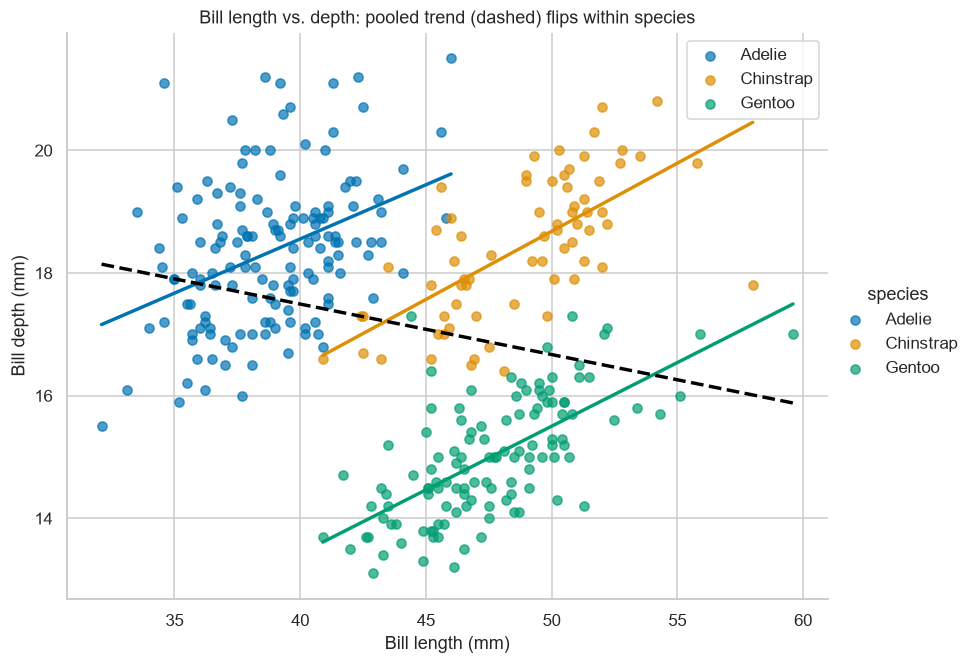
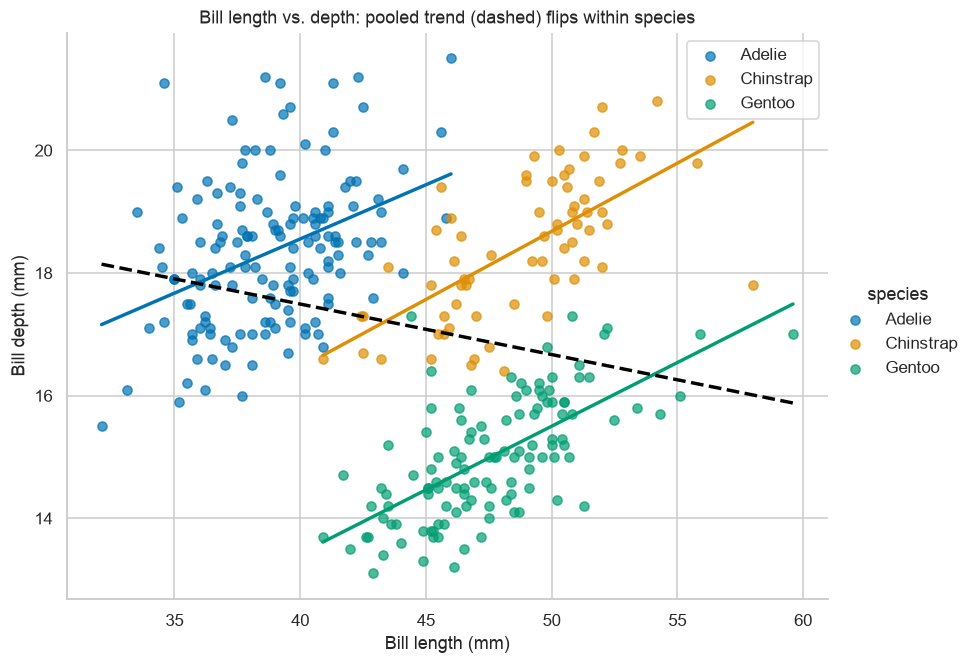
Unified diff of the notebook cell whose output changed from the first chart to the second:
--- before
+++ after
@@ -1,4 +1,2 @@
-plt.figure(figsize=(9, 6))
-
 # Per-species scatter + regression line: every line slopes UP.
 sns.lmplot(

Commit: Remove unused numpy import and stray plt.figure before lmplot